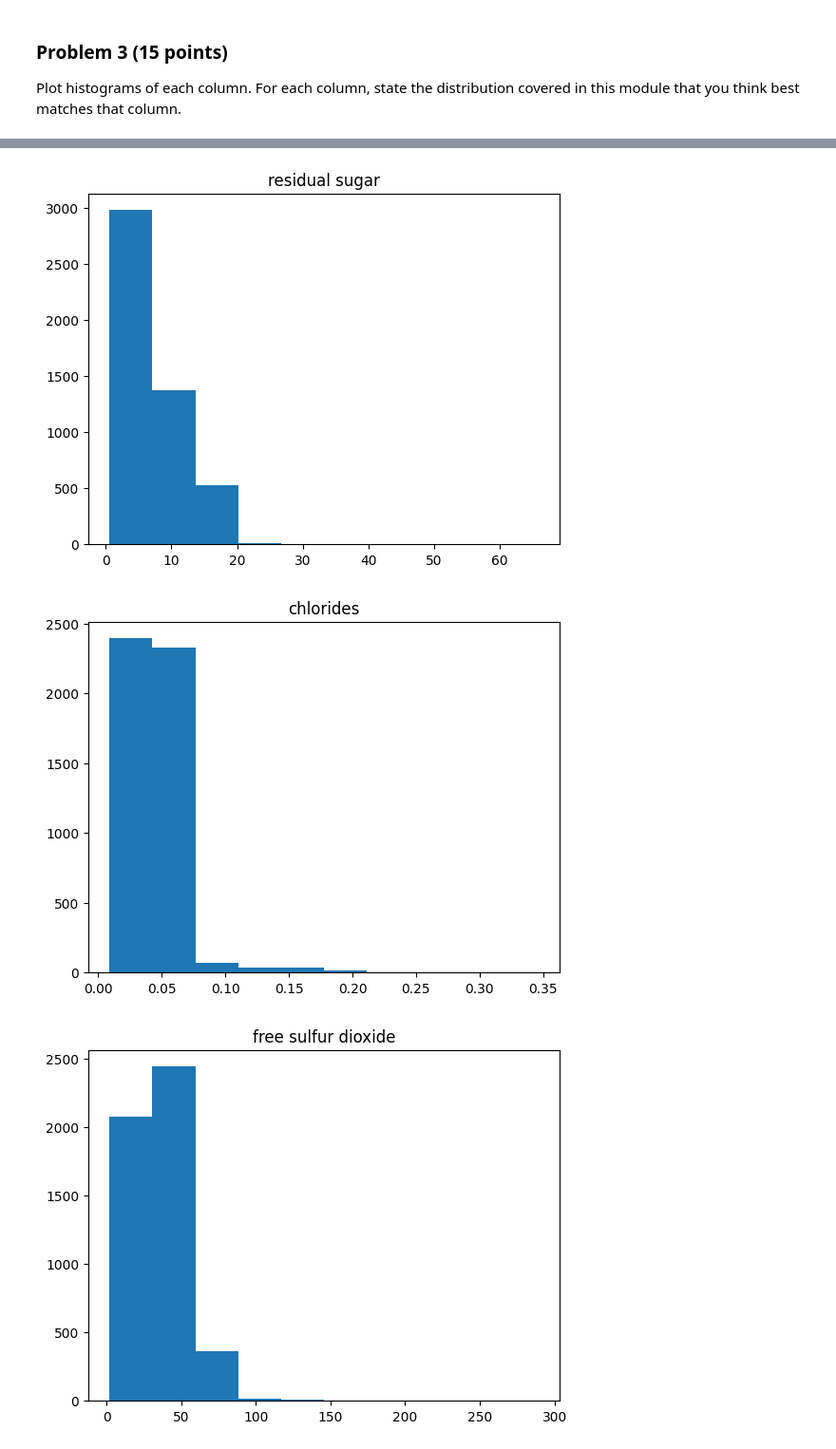
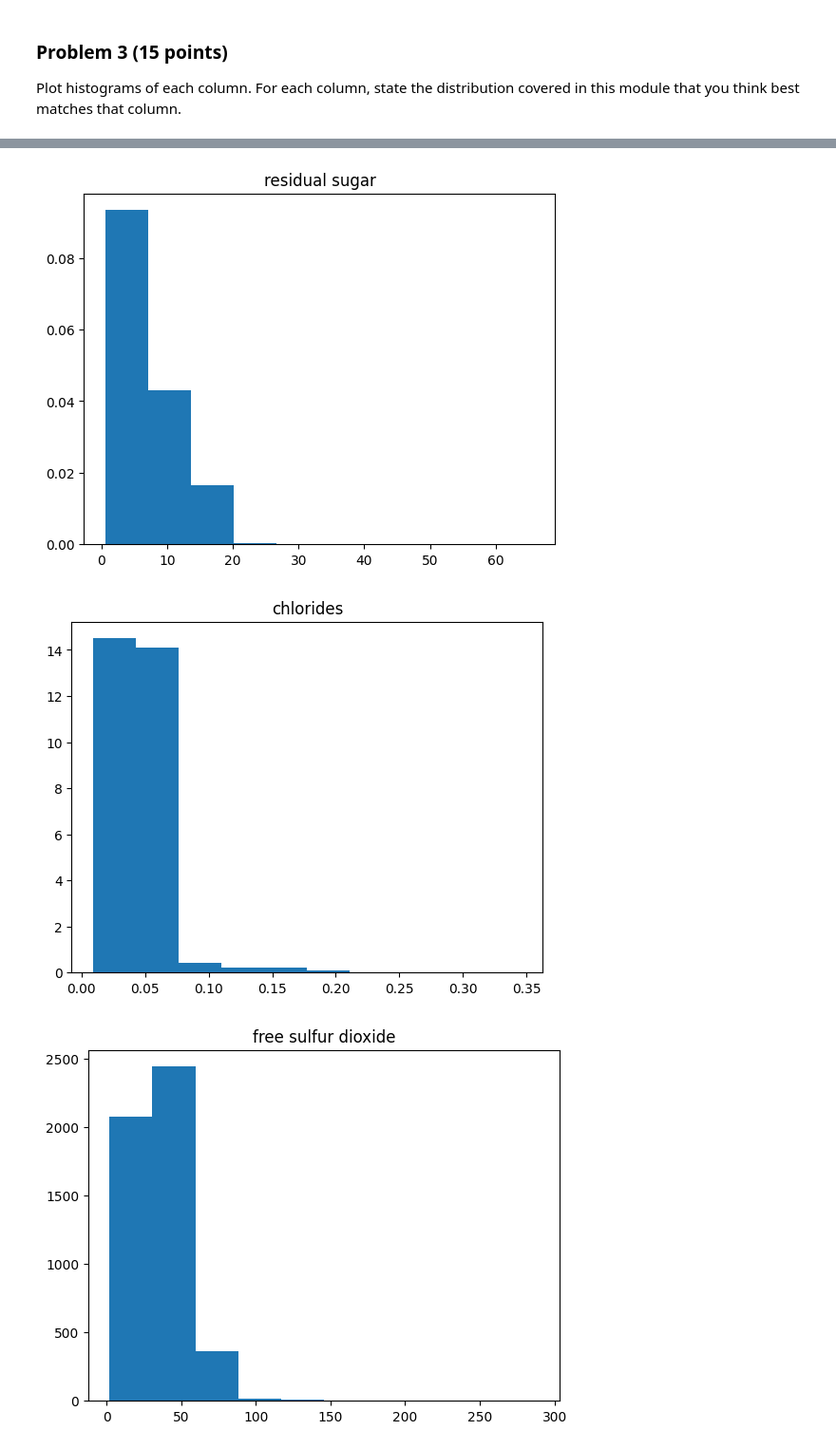
Before and after one commit to brittanygenzmann/dx601-final-project, a Jupyter notebook: project.ipynb, the cells around one changed output, grey strips where cells are left out. Shown at 95% size. Saved outputs shown, nothing was run; the diff lists cells and outputs as text; code cells hidden in the pictures.

```diff
--- a/project.ipynb
+++ b/project.ipynb
@@ -136,13 +136,13 @@ plt.title('citric acid');
 # %%
-#residual sugar distribution:
-plt.hist(wine['residual sugar'])
+#residual sugar distribution: Right-skewed
+plt.hist(wine['residual sugar'], density=True)
 plt.title('residual sugar');
 # %% [output]
-[figure, old version]
+[figure, new version]
 # %%
-# chlorides distribution:
-plt.hist(wine['chlorides'])
+# chlorides distribution: Right-skew
+plt.hist(wine['chlorides'], density=True)
 plt.title('chlorides');
 # %% [output]
-[figure, old version]
+[figure, new version]
 # %%
```
Also changed, not shown: parts of 10 cells of this notebook.
